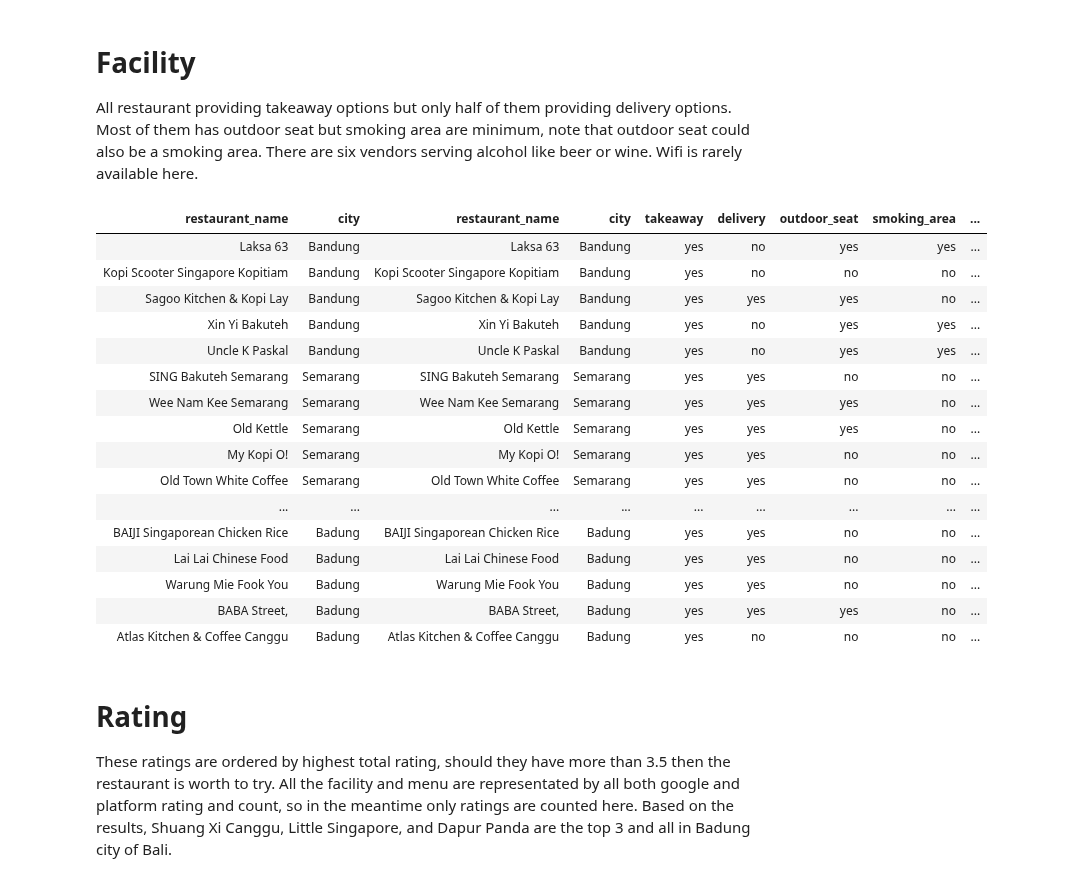
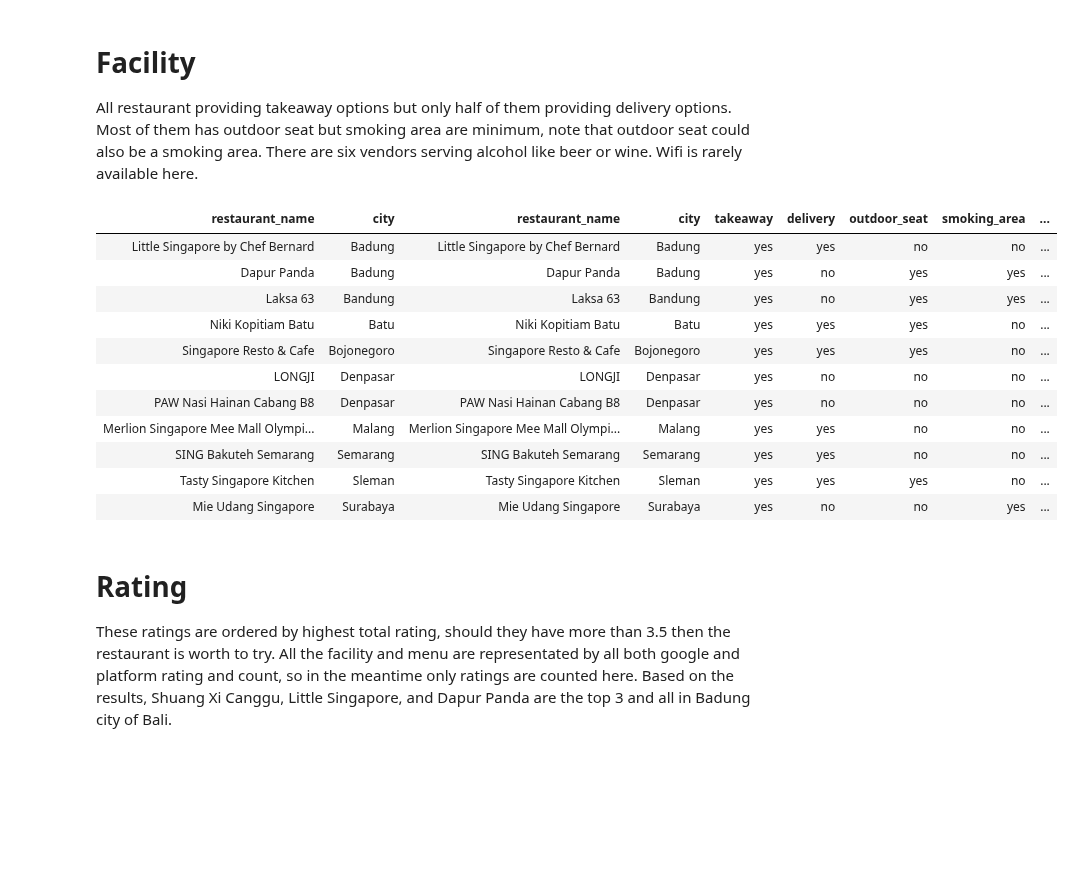
Before and after one commit to miradelimanr/Burger-Jakarta, a Jupyter notebook: singaporean-food-in-indonesia-ii-sql-version.ipynb, the cells around one changed output. Drawn from its saved outputs; the diff is of its cells as text; code cells hidden in the pictures; blank space fills up the shorter version.

Commit message:
Kaggle Notebook | Singaporean Food in Indonesia II (SQL Version) | Version 3

```diff
--- a/singaporean-food-in-indonesia-ii-sql-version.ipynb
+++ b/singaporean-food-in-indonesia-ii-sql-version.ipynb
@@ -52,7 +56,8 @@ For disambiguation (next time you look for the menu), mee is mie/noodle, fried r
 # %%
 singapore  = sqldf("""SELECT restaurant_name, city, rice_menu, noodle, noodle_specific
 FROM singapore
-WHERE city = 'Bandung' OR region = 'Central Java' OR region = 'DI Yogyakarta' OR region = 'East Java' OR region = 'Bali'""")
+WHERE city = 'Bandung' OR region = 'Central Java' OR region = 'DI Yogyakarta' OR region = 'East Java' OR region = 'Bali'
+GROUP BY city""")
 singapore.style.hide_index()
 # %% [output]
 | restaurant_name | city | rice_menu | noodle | noodle_specific |
@@ -81,7 +81,8 @@ The seafood are usually provided both on high end or budgeted restaurant like ko
 # %%
 singapore  = sqldf("""SELECT restaurant_name, city, chicken, seafood, poultry_other
 FROM singapore
-WHERE city = 'Bandung' OR region = 'Central Java' OR region = 'DI Yogyakarta' OR region = 'East Java' OR region = 'Bali'""")
+WHERE city = 'Bandung' OR region = 'Central Java' OR region = 'DI Yogyakarta' OR region = 'East Java' OR region = 'Bali'
+GROUP BY city""")
 singapore.style.hide_index()
 # %% [output]
 | restaurant_name | city | chicken | seafood | poultry_other |
@@ -112,7 +108,7 @@ In this section, toast and snack are listed separately.
 # %%
 singapore  = sqldf("""SELECT restaurant_name, city, toast
 FROM singapore
-WHERE city = 'Bandung' OR region = 'Central Java' OR region = 'DI Yogyakarta' OR region = 'East Java' OR region = 'Bali'""")
+WHERE (city = 'Bandung' OR region = 'Central Java' OR region = 'DI Yogyakarta' OR region = 'East Java' OR region = 'Bali') AND (toast NOT LIKE '%no')""")
 singapore.style.hide_index()
 # %% [output]
 | restaurant_name | city | toast |
@@ -135,7 +127,8 @@ singapore.style.hide_index()
 # %%
 singapore  = sqldf("""SELECT restaurant_name, city, snack_dish
 FROM singapore
-WHERE city = 'Bandung' OR region = 'Central Java' OR region = 'DI Yogyakarta' OR region = 'East Java' OR region = 'Bali'""")
+WHERE (city = 'Bandung' OR region = 'Central Java' OR region = 'DI Yogyakarta' OR region = 'East Java' OR region = 'Bali')
+AND (snack_dish NOT LIKE '%no')""")
 singapore.style.hide_index()
 # %% [output]
 | restaurant_name | city | snack_dish |
@@ -162,26 +155,22 @@ All restaurant providing takeaway options but only half of them providing delive
 # %%
 singapore  = sqldf("""SELECT restaurant_name, city,restaurant_name, city, takeaway, delivery, outdoor_seat, smoking_area, alcohol_served, wifi
 FROM singapore
-WHERE city = 'Bandung' OR region = 'Central Java' OR region = 'DI Yogyakarta' OR region = 'East Java' OR region = 'Bali'""")
+WHERE city = 'Bandung' OR region = 'Central Java' OR region = 'DI Yogyakarta' OR region = 'East Java' OR region = 'Bali'
+GROUP BY city""")
 singapore.style.hide_index()
 # %% [output]
 | restaurant_name | city | restaurant_name | city | takeaway | delivery | outdoor_seat | smoking_area | ... |
+| Little Singapore by Chef Bernard | Badung | Little Singapore by Chef Bernard | Badung | yes | yes | no | no | ... |
+| Dapur Panda | Badung | Dapur Panda | Badung | yes | no | yes | yes | ... |
 | Laksa 63 | Bandung | Laksa 63 | Bandung | yes | no | yes | yes | ... |
-| Kopi Scooter Singapore Kopitiam | Bandung | Kopi Scooter Singapore Kopitiam | Bandung | yes | no | no | no | ... |
-| Sagoo Kitchen & Kopi Lay | Bandung | Sagoo Kitchen & Kopi Lay | Bandung | yes | yes | yes | no | ... |
-| Xin Yi Bakuteh | Bandung | Xin Yi Bakuteh | Bandung | yes | no | yes | yes | ... |
-| Uncle K Paskal | Bandung | Uncle K Paskal | Bandung | yes | no | yes | yes | ... |
+| Niki Kopitiam Batu | Batu | Niki Kopitiam Batu | Batu | yes | yes | yes | no | ... |
+| Singapore Resto & Cafe | Bojonegoro | Singapore Resto & Cafe | Bojonegoro | yes | yes | yes | no | ... |
+| LONGJI | Denpasar | LONGJI | Denpasar | yes | no | no | no | ... |
+| PAW Nasi Hainan Cabang B8 | Denpasar | PAW Nasi Hainan Cabang B8 | Denpasar | yes | no | no | no | ... |
+| Merlion Singapore Mee Mall Olympi... | Malang | Merlion Singapore Mee Mall Olympi... | Malang | yes | yes | no | no | ... |
 | SING Bakuteh Semarang | Semarang | SING Bakuteh Semarang | Semarang | yes | yes | no | no | ... |
-| Wee Nam Kee Semarang | Semarang | Wee Nam Kee Semarang | Semarang | yes | yes | yes | no | ... |
-| Old Kettle | Semarang | Old Kettle | Semarang | yes | yes | yes | no | ... |
-| My Kopi O! | Semarang | My Kopi O! | Semarang | yes | yes | no | no | ... |
-| Old Town White Coffee | Semarang | Old Town White Coffee | Semarang | yes | yes | no | no | ... |
-| ... | ... | ... | ... | ... | ... | ... | ... | ... |
-| BAIJI Singaporean Chicken Rice | Badung | BAIJI Singaporean Chicken Rice | Badung | yes | yes | no | no | ... |
-| Lai Lai Chinese Food | Badung | Lai Lai Chinese Food | Badung | yes | yes | no | no | ... |
-| Warung Mie Fook You | Badung | Warung Mie Fook You | Badung | yes | yes | no | no | ... |
-| BABA Street, | Badung | BABA Street, | Badung | yes | yes | yes | no | ... |
-| Atlas Kitchen & Coffee Canggu | Badung | Atlas Kitchen & Coffee Canggu | Badung | yes | no | no | no | ... |
+| Tasty Singapore Kitchen | Sleman | Tasty Singapore Kitchen | Sleman | yes | yes | yes | no | ... |
+| Mie Udang Singapore | Surabaya | Mie Udang Singapore | Surabaya | yes | no | no | yes | ... |
 # %% [markdown]
 # Rating
 
```
Also changed, not shown: parts of 8 cells of this notebook.
